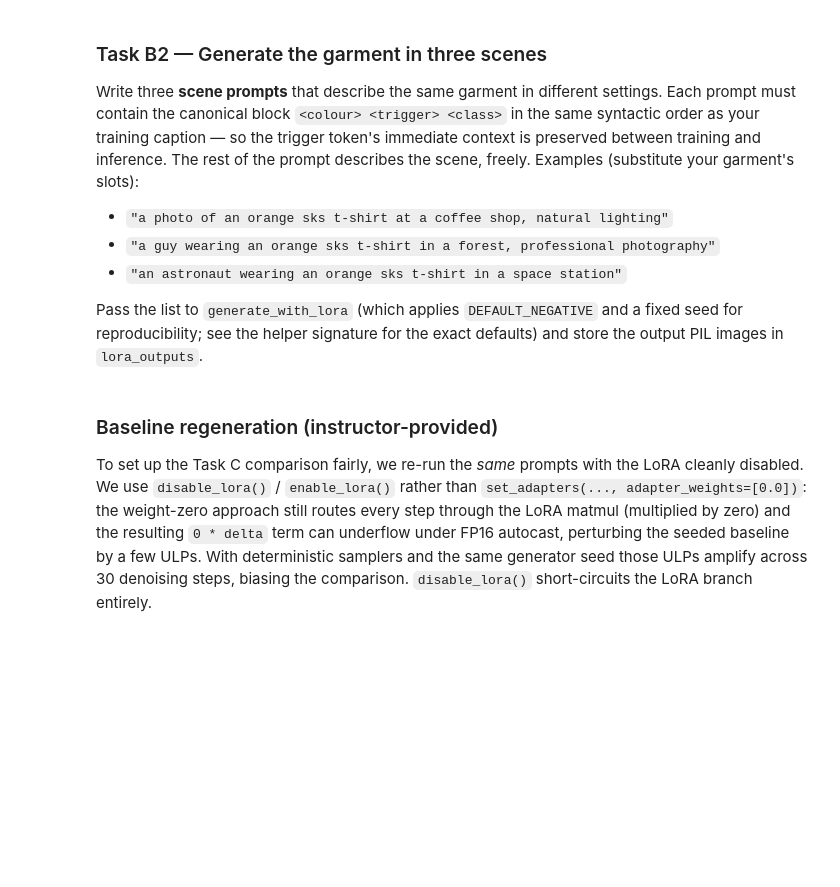
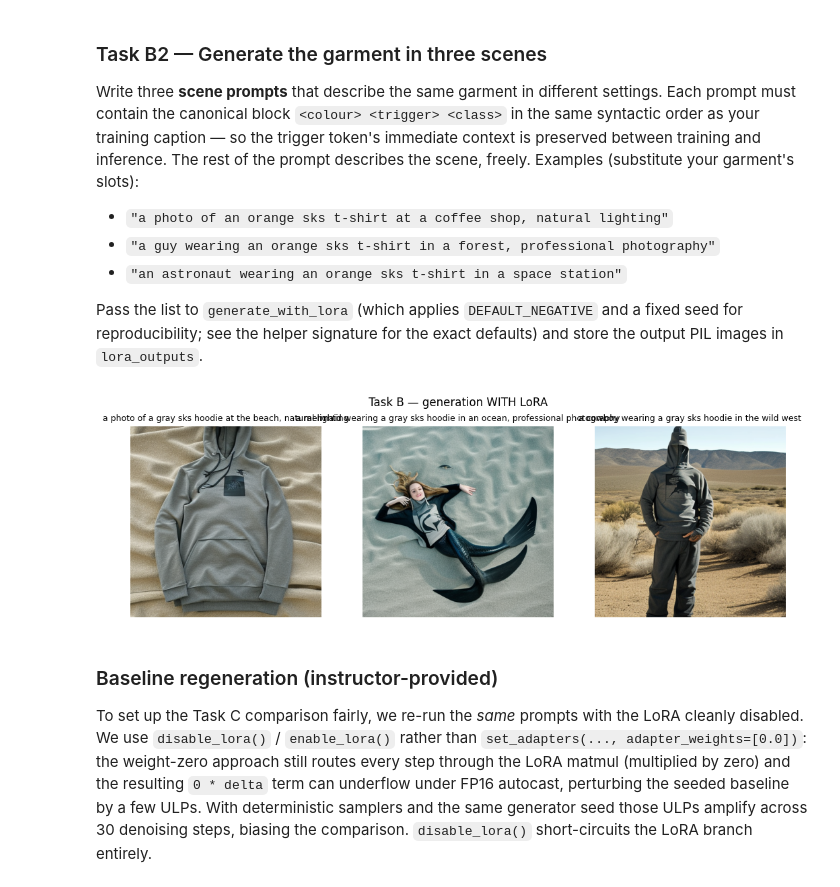
Before and after one commit to EinarLop/UIB_DL_FP, a Jupyter notebook: LAB_F_stv.ipynb, the cells around one changed output. Drawn from its saved outputs; the diff is of its cells as text; code cells hidden in the pictures; blank space fills up the shorter version.

Commit message:
Completed Code Task B

```diff
--- a/LAB_F_stv.ipynb
+++ b/LAB_F_stv.ipynb
@@ -669,7 +785,17 @@ generation; pick one of the schedulers imported at the top of the
 notebook (or import another one of your choice) and explain your
 choice.
 # %%
-# TODO: assign sd_base.scheduler = ChosenScheduler.from_config(sd_base.scheduler.config)
+# --- Analysis Notes ---
+# - DPM-Solver-Multistep: same fast deterministic sampler as Task A
+#     -> consistent comparison across both tasks
+# - 30 steps (the helper's default) is where this sampler plateaus;
+#     fewer = soft outputs, more = wasted compute
+# - .from_config(...): inherits the trained noise schedule (betas,
+#     num_train_timesteps) from sd_base's existing scheduler
+# --- Analysis Notes ---
+sd_base.scheduler = DPMSolverMultistepScheduler.from_config(
+    sd_base.scheduler.config
+)
 # %% [markdown]
 ### Task B2 &mdash; Generate the garment in three scenes
 
@@ -690,15 +816,19 @@ and a fixed seed for reproducibility; see the helper signature for
 the exact defaults) and store the output PIL images in `lora_outputs`.
 # %%
 scene_prompts = [
-    # TODO: Task B2 — three scene prompts mirroring your training caption.
+    "a photo of a gray sks hoodie at the beach, natural lighting",
+    "a mermaid wearing a gray sks hoodie in an ocean, professional photography",
+    "a cowboy wearing a gray sks hoodie in the wild west",
 ]
 lora_outputs = generate_with_lora(sd_base, scene_prompts)
 
 show_image_grid(
     lora_outputs,
     scene_prompts,
     rows=1, cols=3, title="Task B — generation WITH LoRA",
 )
+# %% [output]
+[figure, added]
 # %% [markdown]
 ### Baseline regeneration (instructor-provided)
 
```
Also changed, not shown: parts of 13 cells of this notebook, 1 other file.
